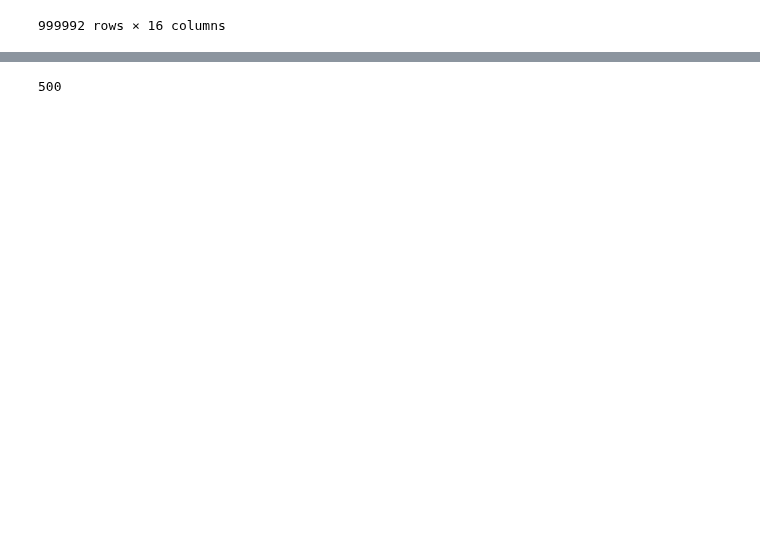
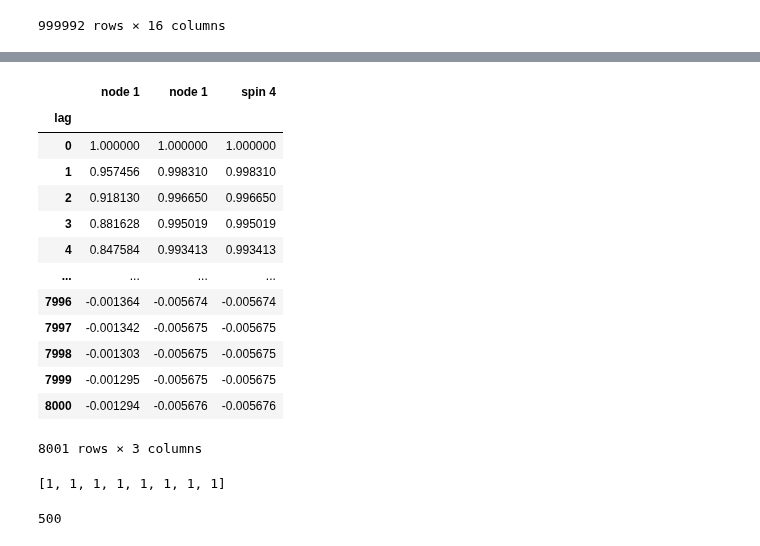
Before and after one commit to PietropaoloFrisoni/MCMC_16_cells_spinfoam, a Jupyter notebook: notebooks/Operators.ipynb, the cells around one changed output, grey strips where cells are left out. Cells and saved outputs as stored; diff of their text form; code cells hidden in the pictures; blank space fills up the shorter version.

Commit message:
assembling and plotting operators

```diff
--- a/notebooks/Operators.ipynb
+++ b/notebooks/Operators.ipynb
@@ -610,3 +608,29 @@ df
 | 204272 | -1.000000 | -1.0 | 0.333333 | -1.000000 | 0.333333 | -1.000000 | 0.333333 | -1.000000 | -1.000000 | -1.000000 | 0.333333 | ... |
 | 204272 | -1.000000 | -1.0 | 0.333333 | -1.000000 | 0.333333 | -1.000000 | 0.333333 | -1.000000 | -1.000000 | -1.000000 | 0.333333 | ... |
 999992 rows × 16 columns
+# %%
+lista = []
+# %%
+node = 1
+
+chains_to_assemble = 30
+
+sigma = 0.3
+
+spin = 4
+
+folder_prefix = f"{data_folder}/j_{spin}/N_{length}__sigma_{sigma}__burnin_{burnin}"
+angle_path = f"{folder_prefix}/operators/angles"
+
+angle_path_exp_values = f"{angle_path}/exp_values"
+angle_path_correlations = f"{angle_path}/correlations"
+angle_path_autocorrelations = f"{angle_path}/autocorrelations"
+
+# load in memory the stored draws
+df = pd.read_csv(
+    f"{angle_path_autocorrelations}/chains_assembled_30.csv",
+    low_memory=False,
+    index_col=0,
+)
+
+df.rename(columns={"node 1": f"spin {spin}"}, inplace=True)
@@ -612,0 +650,2 @@ df
+# %%
+lista.append(df)
@@ -613,3 +677,29 @@ df
+# %%
+pd.concat(lista[:], axis=1)  # .groupby(level=0, sort=False)
+# %% [output]
+|  | node 1 | node 1 | spin 4 |
+| lag |  |  |  |
+| 0 | 1.000000 | 1.000000 | 1.000000 |
+| 1 | 0.957456 | 0.998310 | 0.998310 |
+| 2 | 0.918130 | 0.996650 | 0.996650 |
+| 3 | 0.881628 | 0.995019 | 0.995019 |
+| 4 | 0.847584 | 0.993413 | 0.993413 |
+| ... | ... | ... | ... |
+| 7996 | -0.001364 | -0.005674 | -0.005674 |
+| 7997 | -0.001342 | -0.005675 | -0.005675 |
+| 7998 | -0.001303 | -0.005675 | -0.005675 |
+| 7999 | -0.001295 | -0.005675 | -0.005675 |
+| 8000 | -0.001294 | -0.005676 | -0.005676 |
+8001 rows × 3 columns
+# %%
+[
+    1
+    for spin, sigma, length, burnin, chains_to_assemble in zip(
+        spins, sigmas, lengths, burnins, chains
+    )
+]
+# %% [output]
+[1, 1, 1, 1, 1, 1, 1, 1]
 # %%
 spin = 0.5
 
```
Also changed, not shown: parts of 9 cells of this notebook, 1 other file.
